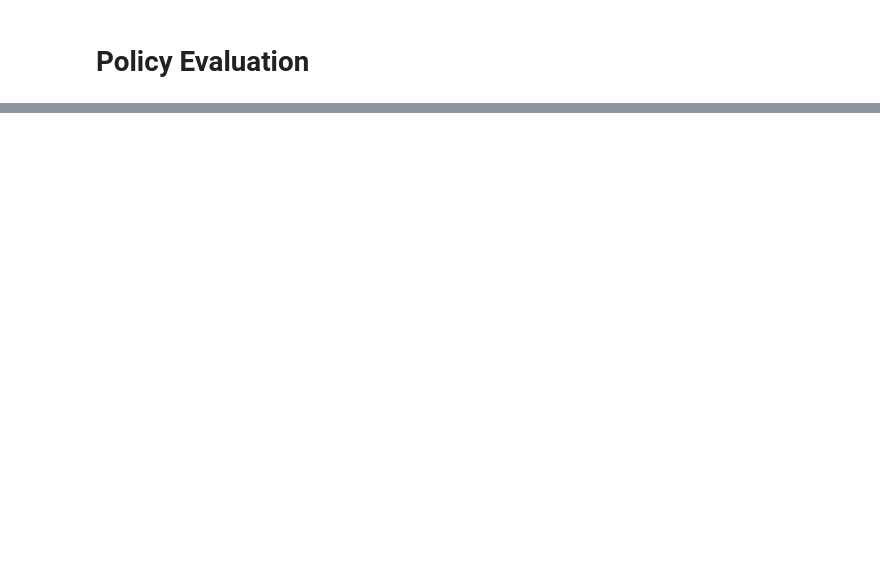
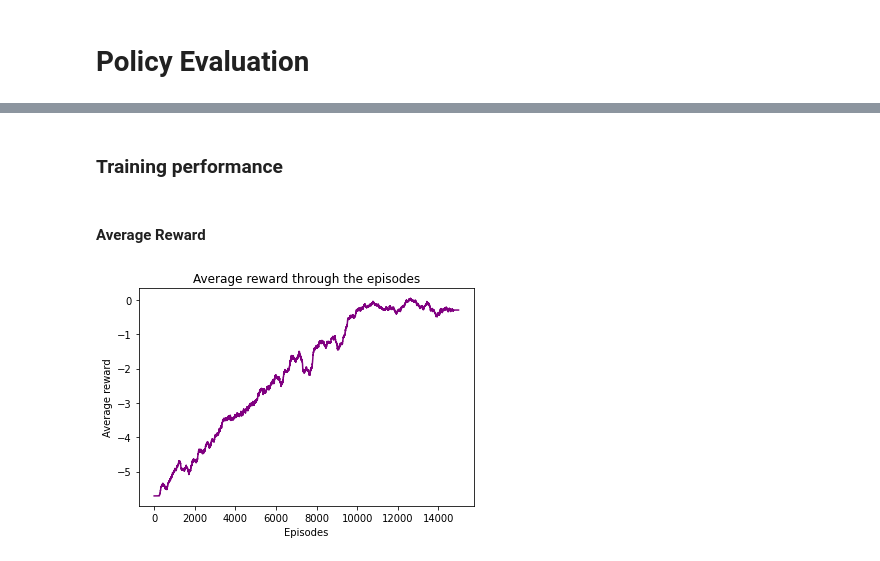
Before and after one commit to juanbeta98/CPSS, a Jupyter notebook: Policy Evaluation.ipynb, the cells around one changed output, grey strips where cells are left out. Saved outputs shown, nothing was run; the diff lists cells and outputs as text; code cells hidden in the pictures; blank space fills up the shorter version.

Commit message:
Environment render method

```diff
--- a/Policy Evaluation.ipynb
+++ b/Policy Evaluation.ipynb
@@ -26,0 +27,11 @@ init_params = ['r1', 'k1', 'k4', 's1', 's3']
+# %%
+'''
+Creating environment object
+'''
+env = CPSsenv(network = network, T_max = T_max, termination = termination, nw_params = nw_params)
+
+
+'''
+Creating policy object
+'''
+solver = CPSsalgorithms(env, init_params = init_params)
@@ -28,8 +41,7 @@ init_params = ['r1', 'k1', 'k4', 's1', 's3']
 '''
 Q-Learning parameters
 '''
-replicas = 5
-episodes = 20000
+episodes = 15000
 Episodes = range(episodes)
 
 alpha = 0.05                                     # How fast does the agent learn
@@ -46,0 +109,34 @@ env = CPSsenv(network = network, T_max = T_max, termination = termination, nw_pa
+# %% [markdown]
+### Training performance
+# %%
+avg_episodes = 500
+average_rewards = []
+average_probs = []
+for episode in Episodes:
+    if episode <= avg_episodes/2:
+        av_rw = sum(episodes_rewards[:avg_episodes])
+        av_num = sum(successes[:avg_episodes])
+        average_rewards.append(av_rw/(avg_episodes))
+        average_probs.append(av_num/((avg_episodes)))
+    elif episode <= episodes - avg_episodes/2:
+        lower = int(episode-avg_episodes/2)
+        upper = int(episode+avg_episodes/2)
+        av_rw = sum(episodes_rewards[lower:upper])
+        av_num = sum(successes[lower:upper])
+        average_rewards.append(av_rw/(avg_episodes))
+        average_probs.append(av_num/(avg_episodes))
+    else:
+        av_rw = sum(episodes_rewards[episodes - avg_episodes:])
+        av_num = sum(successes[episodes - avg_episodes:])
+        average_rewards.append(av_rw/(avg_episodes))
+        average_probs.append(av_num/((avg_episodes)))
+# %% [markdown]
+#### Average Reward
+# %%
+plt.plot(average_rewards, color = 'purple')
+plt.title('Average reward through the episodes')
+plt.xlabel('Episodes')
+plt.ylabel('Average reward')
+plt.show()
+# %% [output]
+[figure, added]
```
Also changed, not shown: parts of 19 cells of this notebook, 3 other files.
